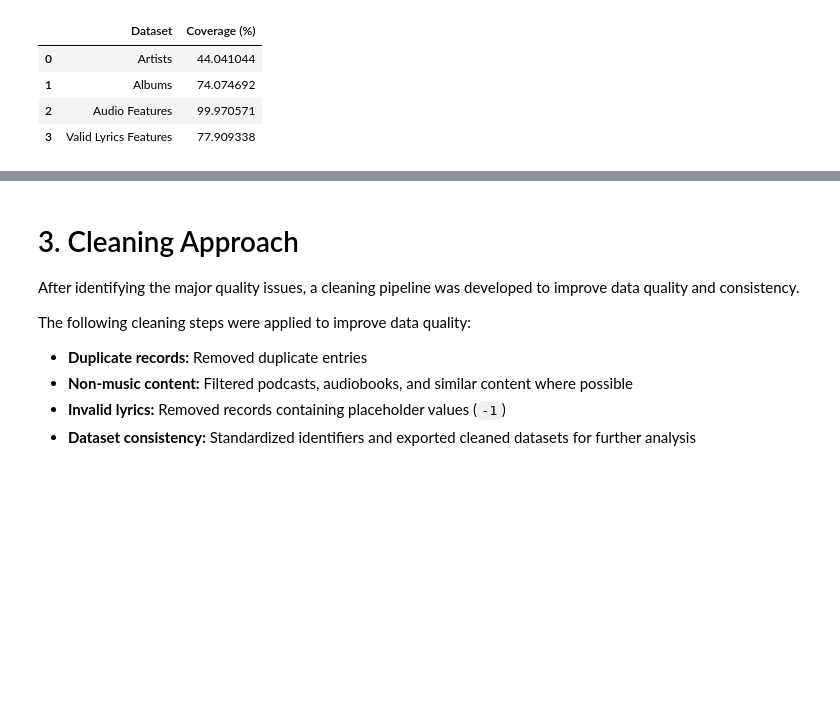
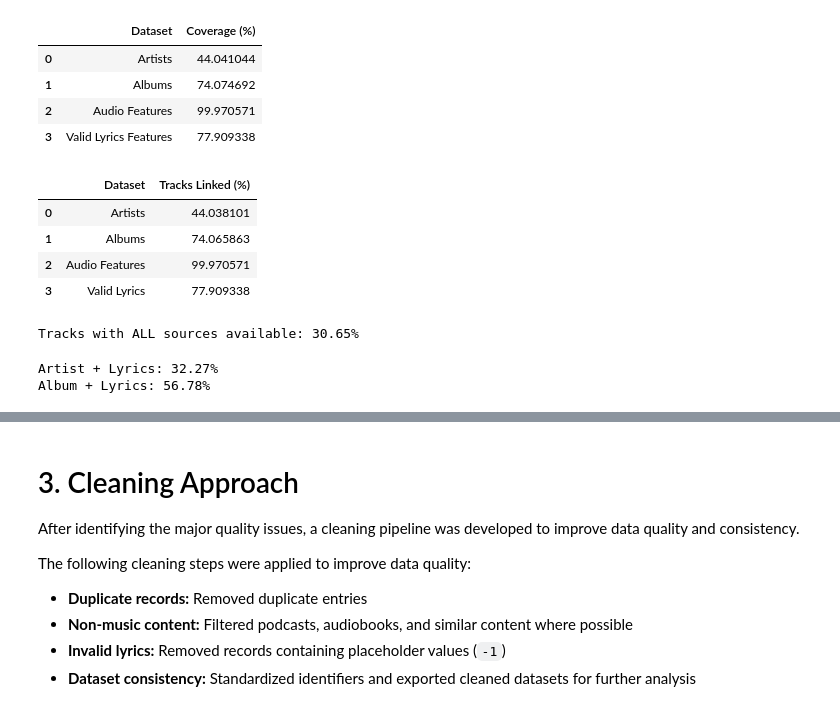
Before and after one commit to ds25m032-Denis-Hoxha/spotify_project, a Jupyter notebook: notebooks/999_Py3_Final_Corrected_Presentation.ipynb, the cells around one changed output, grey strips where cells are left out. Cells and saved outputs as stored; diff of their text form; code cells hidden in the pictures; blank space fills up the shorter version.

```diff
--- a/notebooks/999_Py3_Final_Corrected_Presentation.ipynb
+++ b/notebooks/999_Py3_Final_Corrected_Presentation.ipynb
@@ -258,3 +258,56 @@ raw_coverage
 | 1 | Albums | 74.074692 |
 | 2 | Audio Features | 99.970571 |
 | 3 | Valid Lyrics Features | 77.909338 |
+# %%
+linkage = pd.DataFrame({
+    "Dataset": [
+        "Artists",
+        "Albums",
+        "Audio Features",
+        "Valid Lyrics"
+    ],
+    "Tracks Linked (%)": [
+        tracks_raw["id"].isin(artists_raw["track_id"]).mean() * 100,
+        tracks_raw["id"].isin(albums_raw["track_id"]).mean() * 100,
+        tracks_raw["id"].isin(audio_features_raw["track_id"]).mean() * 100,
+        tracks_raw["id"].isin(valid_lyrics_raw["track_id"]).mean() * 100
+    ]
+})
+
+linkage
+# %% [output]
+|  | Dataset | Tracks Linked (%) |
+| 0 | Artists | 44.038101 |
+| 1 | Albums | 74.065863 |
+| 2 | Audio Features | 99.970571 |
+| 3 | Valid Lyrics | 77.909338 |
+# %%
+all_sources = (
+    tracks_raw["id"].isin(artists_raw["track_id"])
+    & tracks_raw["id"].isin(albums_raw["track_id"])
+    & tracks_raw["id"].isin(audio_features_raw["track_id"])
+    & tracks_raw["id"].isin(valid_lyrics_raw["track_id"])
+)
+
+print(
+    f"Tracks with ALL sources available: "
+    f"{all_sources.mean()*100:.2f}%"
+)
+# %% [output]
+Tracks with ALL sources available: 30.65%
+# %%
+artist_lyrics = (
+    tracks_raw["id"].isin(artists_raw["track_id"])
+    & tracks_raw["id"].isin(valid_lyrics_raw["track_id"])
+)
+
+album_lyrics = (
+    tracks_raw["id"].isin(albums_raw["track_id"])
+    & tracks_raw["id"].isin(valid_lyrics_raw["track_id"])
+)
+
+print(f"Artist + Lyrics: {artist_lyrics.mean()*100:.2f}%")
+print(f"Album + Lyrics: {album_lyrics.mean()*100:.2f}%")
+# %% [output]
+Artist + Lyrics: 32.27%
+Album + Lyrics: 56.78%
```
Also changed, not shown: parts of 1 cell of this notebook, 1 other file.
